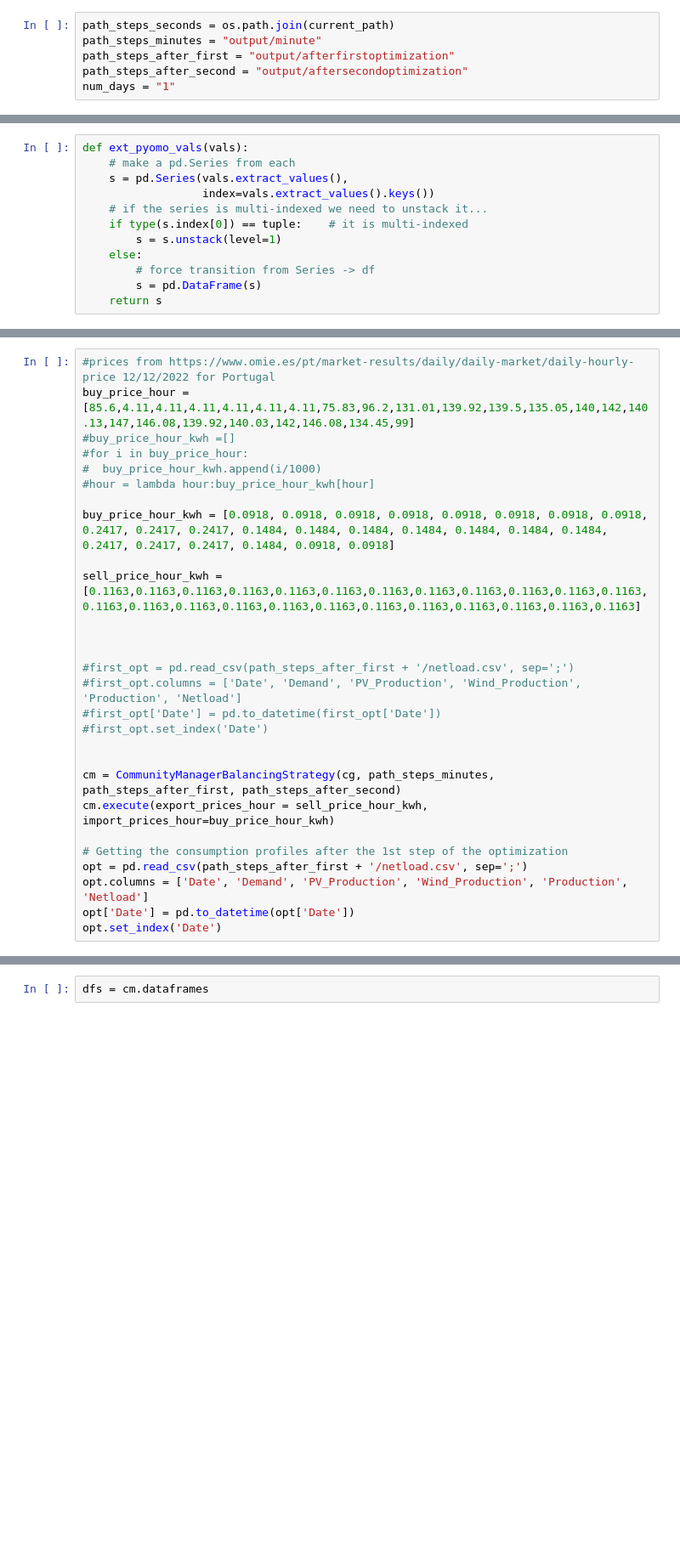
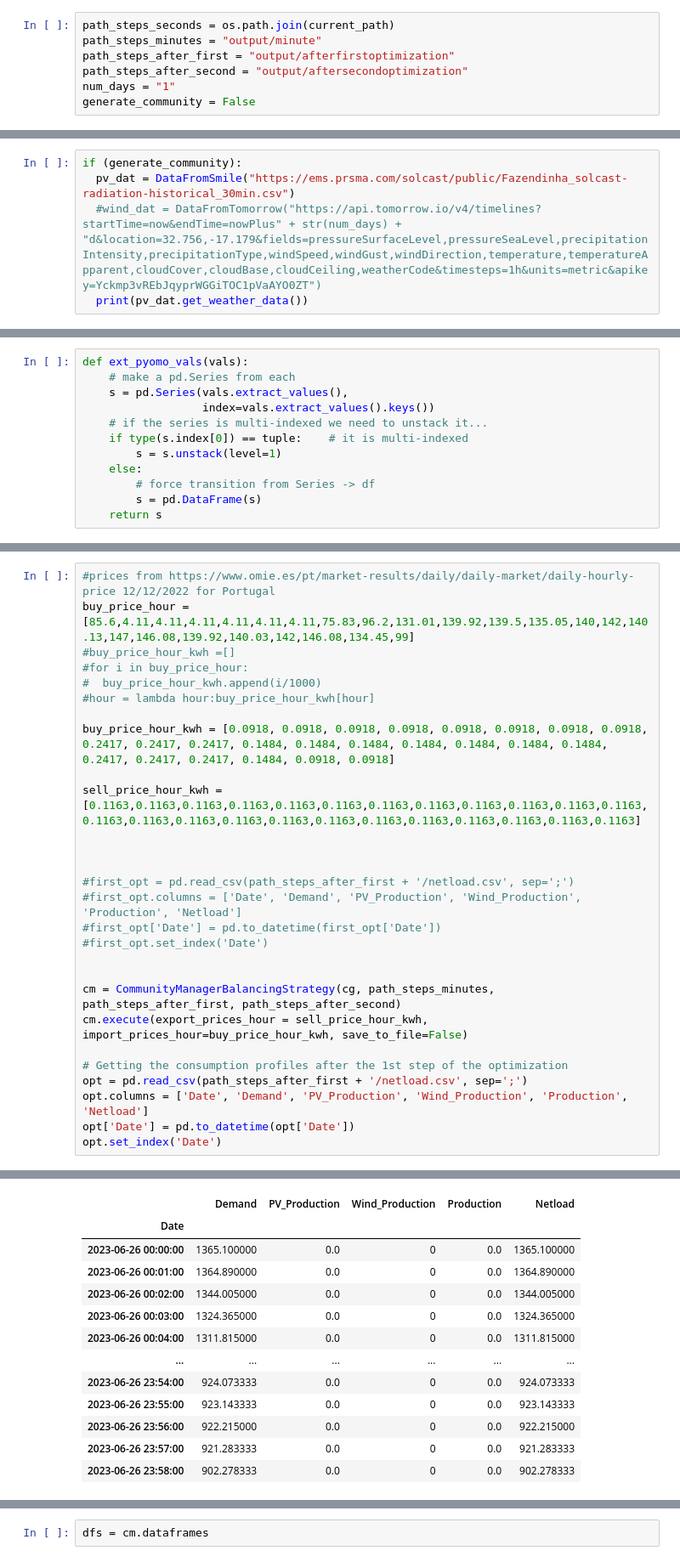
Before and after one commit to EV4EU/Energy_Community_Simulation, a Jupyter notebook: Optimization_with_Pyomo_MinimizeEnergyCosts.ipynb, the cells around one changed output, grey strips where cells are left out. Shown at 85% size. Saved outputs shown, nothing was run; the diff lists cells and outputs as text; blank space fills up the shorter version.

```diff
--- a/Optimization_with_Pyomo_MinimizeEnergyCosts.ipynb
+++ b/Optimization_with_Pyomo_MinimizeEnergyCosts.ipynb
@@ -29,6 +29,7 @@ path_steps_minutes = "output/minute"
 path_steps_after_first = "output/afterfirstoptimization"
 path_steps_after_second = "output/aftersecondoptimization"
 num_days = "1"
+generate_community = False
 # %%
 cg = ConsumptionGenerator("data.json", path_steps_seconds, path_steps_minutes)
 print(path_steps_seconds)
@@ -108,0 +218,5 @@ for folder in os.listdir(path):
+# %%
+if (generate_community):
+  pv_dat = DataFromSmile("https://ems.prsma.com/solcast/public/Fazendinha_solcast-radiation-historical_30min.csv")
+  #wind_dat = DataFromTomorrow("https://api.tomorrow.io/v4/timelines?startTime=now&endTime=nowPlus" + str(num_days) + "d&location=32.756,-17.179&fields=pressureSurfaceLevel,pressureSeaLevel,precipitationIntensity,precipitationType,windSpeed,windGust,windDirection,temperature,temperatureApparent,cloudCover,cloudBase,cloudCeiling,weatherCode&timesteps=1h&units=metric&apikey=Yckmp3vREbJqyprWGGiTOC1pVaAYO0ZT")
+  print(pv_dat.get_weather_data())
@@ -1330,10 +1612,11 @@ sell_price_hour_kwh = [0.1163,0.1163,0.1163,0.1163,0.1163,0.1163,0.1163,0.1163,0
 
 
 cm = CommunityManagerBalancingStrategy(cg, path_steps_minutes, path_steps_after_first, path_steps_after_second)
-cm.execute(export_prices_hour = sell_price_hour_kwh, import_prices_hour=buy_price_hour_kwh)
+cm.execute(export_prices_hour = sell_price_hour_kwh, import_prices_hour=buy_price_hour_kwh, save_to_file=False)
 
 # Getting the consumption profiles after the 1st step of the optimization
 opt = pd.read_csv(path_steps_after_first + '/netload.csv', sep=';')
 opt.columns = ['Date', 'Demand', 'PV_Production', 'Wind_Production', 'Production', 'Netload']
 opt['Date'] = pd.to_datetime(opt['Date'])
 opt.set_index('Date')
+# %% [output]
@@ -1339,0 +1642,13 @@ opt.set_index('Date')
+|  | Demand | PV_Production | Wind_Production | Production | Netload |
+| Date |  |  |  |  |  |
+| 2023-06-26 00:00:00 | 1365.100000 | 0.0 | 0 | 0.0 | 1365.100000 |
+| 2023-06-26 00:01:00 | 1364.890000 | 0.0 | 0 | 0.0 | 1364.890000 |
+| 2023-06-26 00:02:00 | 1344.005000 | 0.0 | 0 | 0.0 | 1344.005000 |
+| 2023-06-26 00:03:00 | 1324.365000 | 0.0 | 0 | 0.0 | 1324.365000 |
+| 2023-06-26 00:04:00 | 1311.815000 | 0.0 | 0 | 0.0 | 1311.815000 |
+| ... | ... | ... | ... | ... | ... |
+| 2023-06-26 23:54:00 | 924.073333 | 0.0 | 0 | 0.0 | 924.073333 |
+| 2023-06-26 23:55:00 | 923.143333 | 0.0 | 0 | 0.0 | 923.143333 |
+| 2023-06-26 23:56:00 | 922.215000 | 0.0 | 0 | 0.0 | 922.215000 |
+| 2023-06-26 23:57:00 | 921.283333 | 0.0 | 0 | 0.0 | 921.283333 |
+| 2023-06-26 23:58:00 | 902.278333 | 0.0 | 0 | 0.0 | 902.278333 |
```
Also changed, not shown: parts of 28 cells of this notebook.
